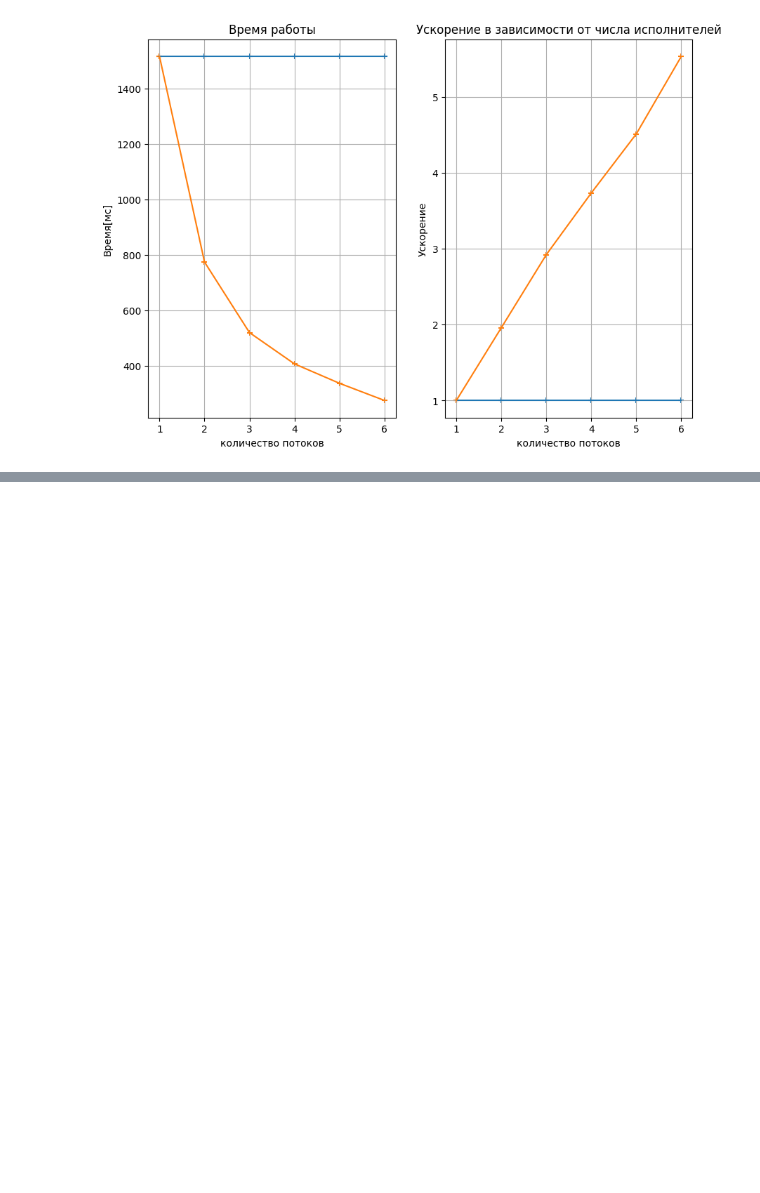
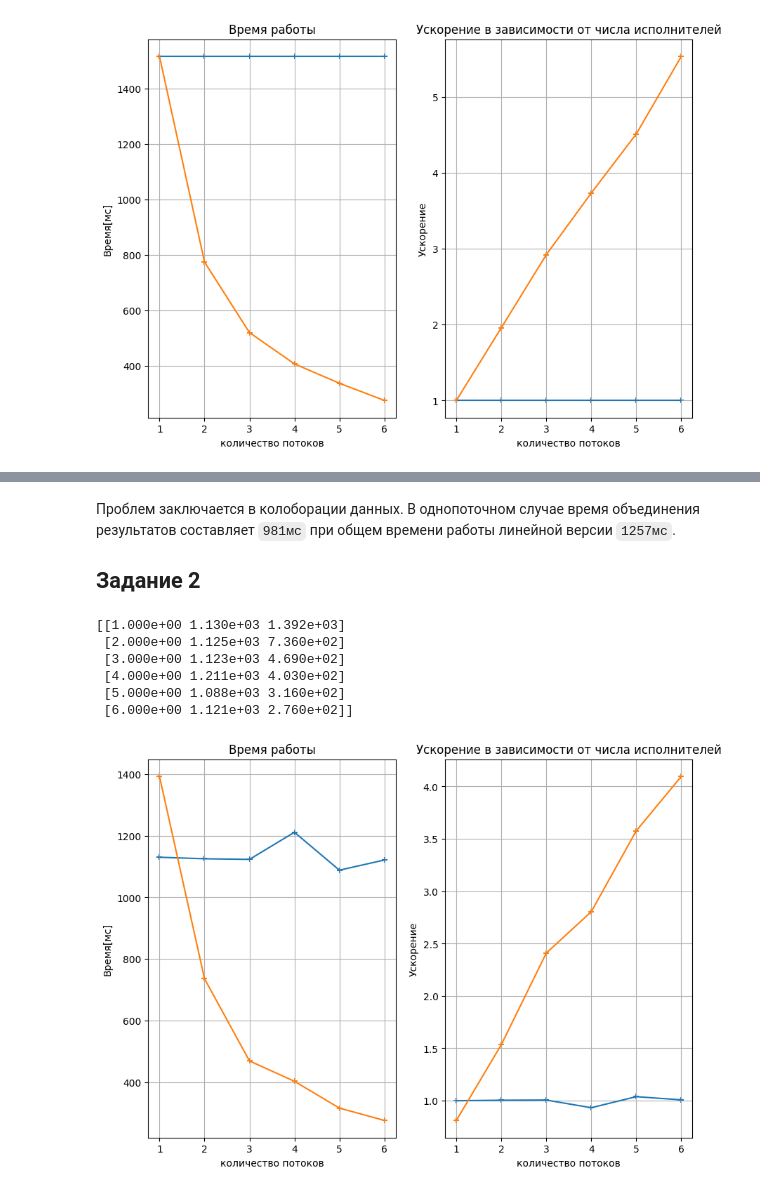
Before and after one commit to Zararest/OpenMp, a Jupyter notebook: Lab-2/Report.ipynb, the cells around one changed output, grey strips where cells are left out. Drawn from its saved outputs; the diff is of its cells as text; code cells hidden in the pictures; blank space fills up the shorter version.

```diff
--- a/Lab-2/Report.ipynb
+++ b/Lab-2/Report.ipynb
@@ -203,0 +218,15 @@ for (i = 5; i < ISIZE; i++)
+# %% [markdown]
+Проблем заключается в колоборации данных.
+В однопоточном случае время объединения результатов составляет `981мс` при общем времени работы линейной версии `1257мс`.
+
+## Задание 2
+# %%
+show_plot("2-g-time-threads-without-sleep.res")
+# %% [output]
+[[1.000e+00 1.130e+03 1.392e+03]
+ [2.000e+00 1.125e+03 7.360e+02]
+ [3.000e+00 1.123e+03 4.690e+02]
+ [4.000e+00 1.211e+03 4.030e+02]
+ [5.000e+00 1.088e+03 3.160e+02]
+ [6.000e+00 1.121e+03 2.760e+02]]
+[figure, added]
```
Also changed, not shown: parts of 11 cells of this notebook.
